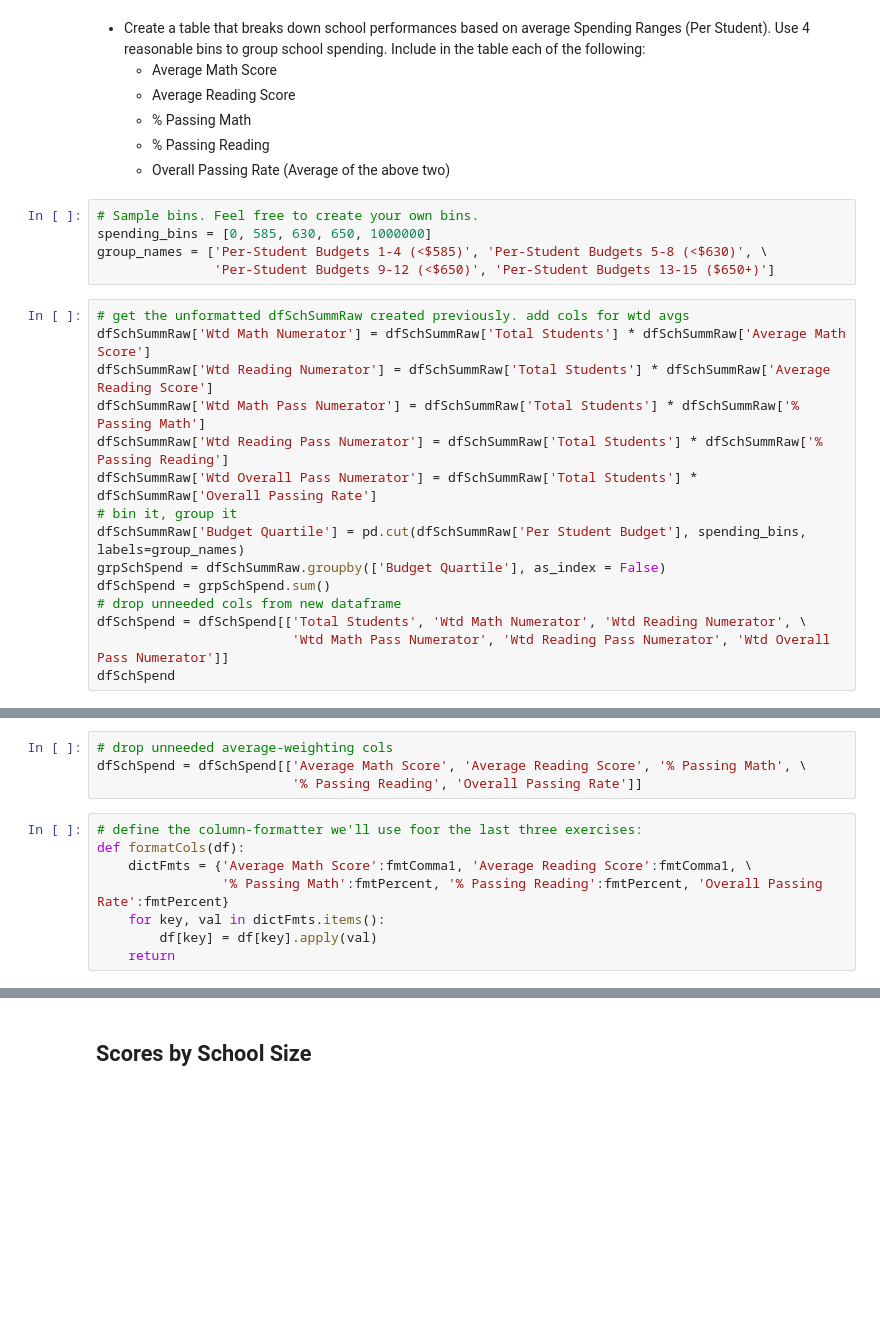
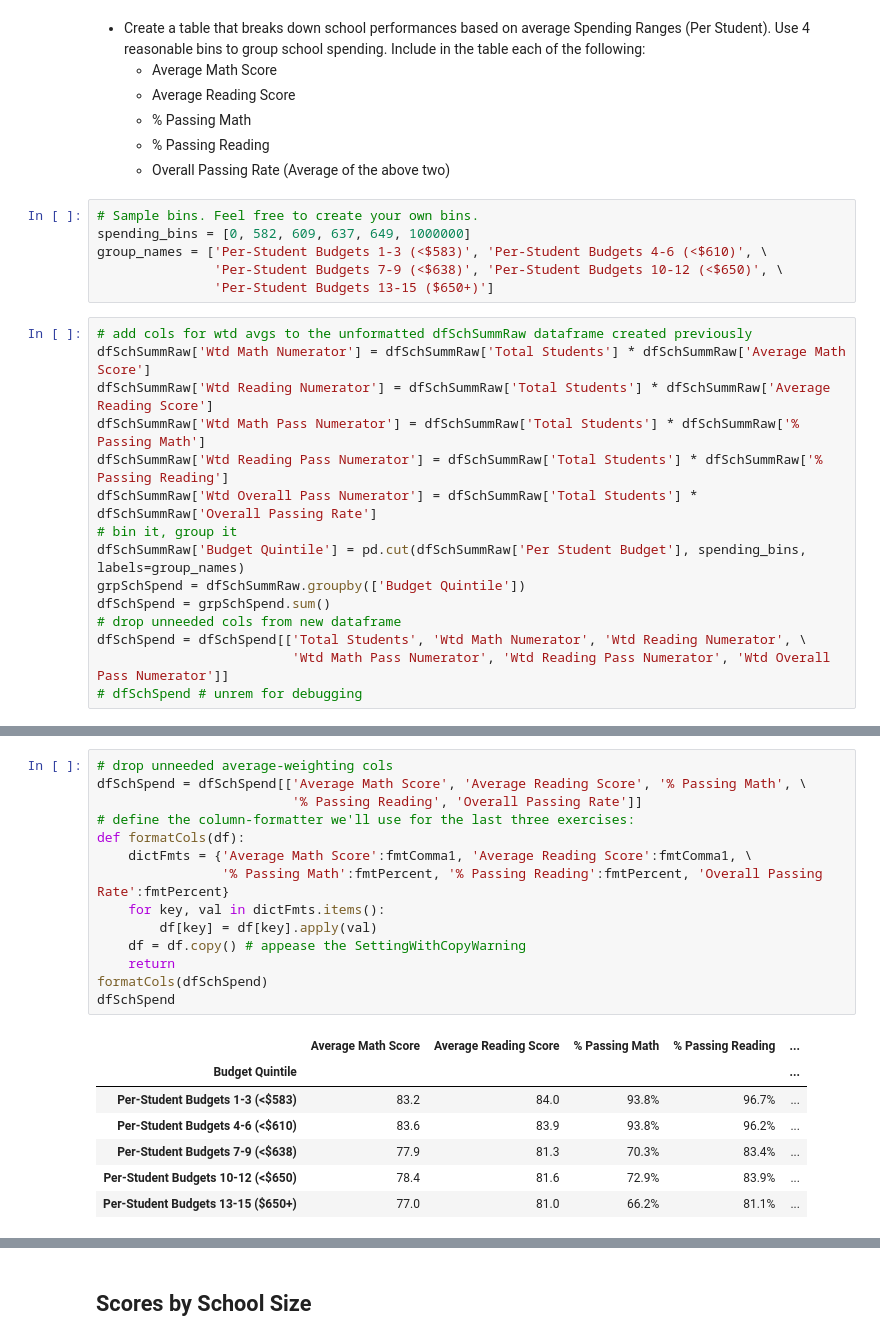
Before and after one commit to ekenigsberg/BootCampHomework04-2019-06-12, a Jupyter notebook: PyCitySchools.ipynb, the cells around one changed output, grey strips where cells are left out. Cells and saved outputs as stored; diff of their text form; blank space fills up the shorter version.

```diff
--- a/PyCitySchools.ipynb
+++ b/PyCitySchools.ipynb
@@ -300,21 +303,22 @@ dfXTabMath
   * Overall Passing Rate (Average of the above two)
 # %%
 # Sample bins. Feel free to create your own bins.
-spending_bins = [0, 585, 630, 650, 1000000]
-group_names = ['Per-Student Budgets 1-4 (<$585)', 'Per-Student Budgets 5-8 (<$630)', \
-               'Per-Student Budgets 9-12 (<$650)', 'Per-Student Budgets 13-15 ($650+)']
+spending_bins = [0, 582, 609, 637, 649, 1000000]
+group_names = ['Per-Student Budgets 1-3 (<$583)', 'Per-Student Budgets 4-6 (<$610)', \
+               'Per-Student Budgets 7-9 (<$638)', 'Per-Student Budgets 10-12 (<$650)', \
+               'Per-Student Budgets 13-15 ($650+)']
 # %%
-# get the unformatted dfSchSummRaw created previously. add cols for wtd avgs
+# add cols for wtd avgs to the unformatted dfSchSummRaw dataframe created previously
 dfSchSummRaw['Wtd Math Numerator'] = dfSchSummRaw['Total Students'] * dfSchSummRaw['Average Math Score']
 dfSchSummRaw['Wtd Reading Numerator'] = dfSchSummRaw['Total Students'] * dfSchSummRaw['Average Reading Score']
 dfSchSummRaw['Wtd Math Pass Numerator'] = dfSchSummRaw['Total Students'] * dfSchSummRaw['% Passing Math']
 dfSchSummRaw['Wtd Reading Pass Numerator'] = dfSchSummRaw['Total Students'] * dfSchSummRaw['% Passing Reading']
 dfSchSummRaw['Wtd Overall Pass Numerator'] = dfSchSummRaw['Total Students'] * dfSchSummRaw['Overall Passing Rate']
 # bin it, group it
-dfSchSummRaw['Budget Quartile'] = pd.cut(dfSchSummRaw['Per Student Budget'], spending_bins, labels=group_names)
-grpSchSpend = dfSchSummRaw.groupby(['Budget Quartile'], as_index = False)
+dfSchSummRaw['Budget Quintile'] = pd.cut(dfSchSummRaw['Per Student Budget'], spending_bins, labels=group_names)
+grpSchSpend = dfSchSummRaw.groupby(['Budget Quintile'])
 dfSchSpend = grpSchSpend.sum()
 # drop unneeded cols from new dataframe
 dfSchSpend = dfSchSpend[['Total Students', 'Wtd Math Numerator', 'Wtd Reading Numerator', \
                          'Wtd Math Pass Numerator', 'Wtd Reading Pass Numerator', 'Wtd Overall Pass Numerator']]
-dfSchSpend
+# dfSchSpend # unrem for debugging
@@ -334,12 +335,22 @@ dfSchSpend['Overall Passing Rate'] = dfSchSpend['Wtd Overall Pass Numerator'] /
-# %%
-# drop unneeded average-weighting cols
-dfSchSpend = dfSchSpend[['Average Math Score', 'Average Reading Score', '% Passing Math', \
-                         '% Passing Reading', 'Overall Passing Rate']]
 # %%
-# define the column-formatter we'll use foor the last three exercises:
+# drop unneeded average-weighting cols
+dfSchSpend = dfSchSpend[['Average Math Score', 'Average Reading Score', '% Passing Math', \
+                         '% Passing Reading', 'Overall Passing Rate']]
+# define the column-formatter we'll use for the last three exercises:
 def formatCols(df):
     dictFmts = {'Average Math Score':fmtComma1, 'Average Reading Score':fmtComma1, \
                 '% Passing Math':fmtPercent, '% Passing Reading':fmtPercent, 'Overall Passing Rate':fmtPercent}
     for key, val in dictFmts.items():
         df[key] = df[key].apply(val)
+    df = df.copy() # appease the SettingWithCopyWarning
     return
+formatCols(dfSchSpend)
+dfSchSpend
+# %% [output]
+|  | Average Math Score | Average Reading Score | % Passing Math | % Passing Reading | ... |
+| Budget Quintile |  |  |  |  | ... |
+| Per-Student Budgets 1-3 (<$583) | 83.2 | 84.0 | 93.8% | 96.7% | ... |
+| Per-Student Budgets 4-6 (<$610) | 83.6 | 83.9 | 93.8% | 96.2% | ... |
+| Per-Student Budgets 7-9 (<$638) | 77.9 | 81.3 | 70.3% | 83.4% | ... |
+| Per-Student Budgets 10-12 (<$650) | 78.4 | 81.6 | 72.9% | 83.9% | ... |
+| Per-Student Budgets 13-15 ($650+) | 77.0 | 81.0 | 66.2% | 81.1% | ... |
```
Also changed, not shown: parts of 12 cells of this notebook.
